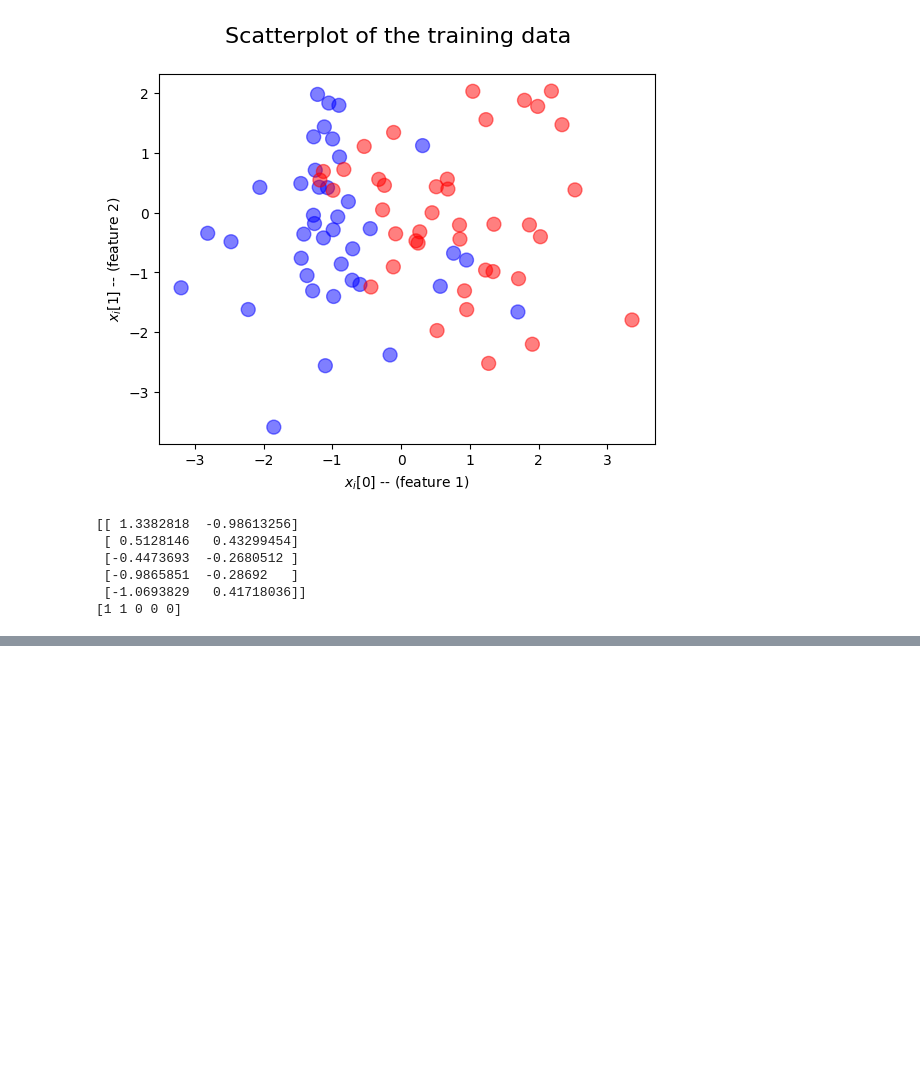
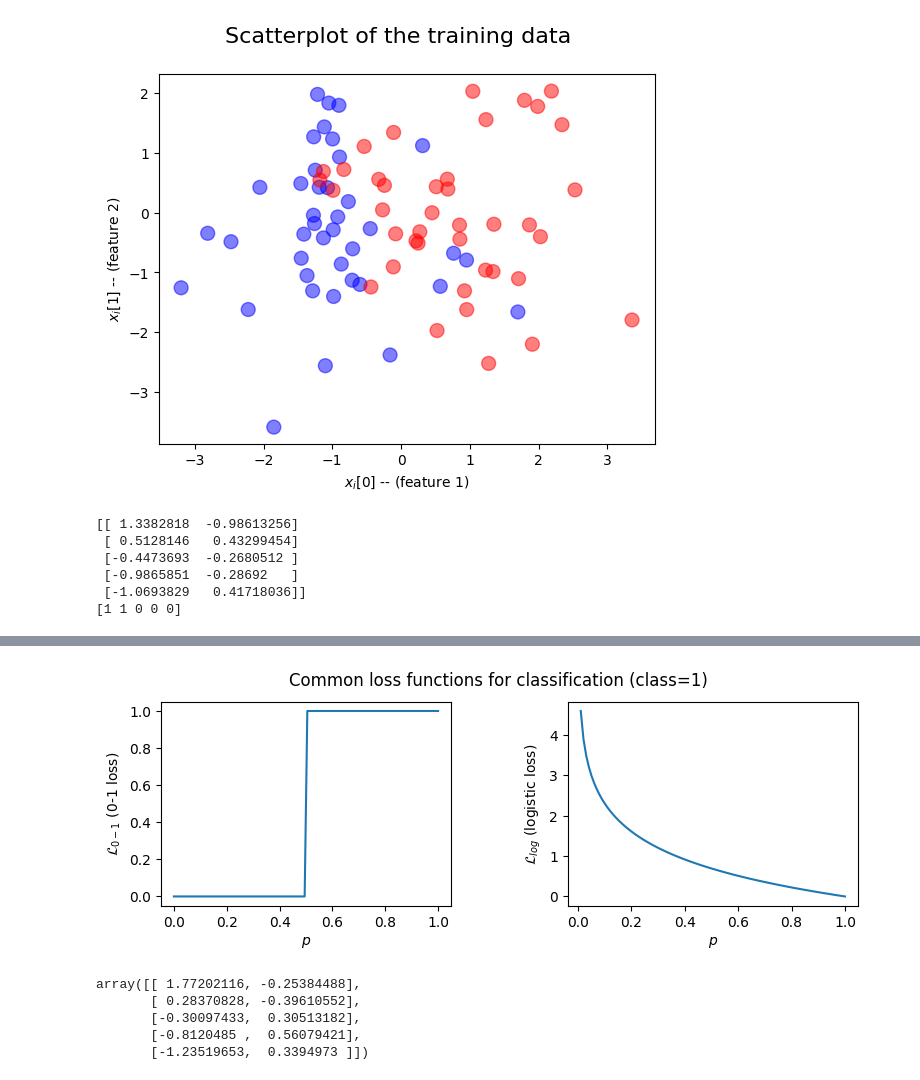
Before and after one commit to ayseberfinozcubuk/Microsoft-AI-course-for-beginners, a Jupyter notebook: 3-NeuralNetworks/04-OwnFramework/OwnFramework.ipynb, the cells around one changed output, grey strips where cells are left out. Drawn from its saved outputs; the diff is of its cells as text; code cells hidden in the pictures; blank space fills up the shorter version.

```diff
--- a/3-NeuralNetworks/04-OwnFramework/OwnFramework.ipynb
+++ b/3-NeuralNetworks/04-OwnFramework/OwnFramework.ipynb
@@ -66,0 +78,48 @@ def plot_loss_functions(suptitle, functions, ylabels, xlabel):
+# %%
+# Loss functions for classification
+
+x = np.linspace(0,1,100)    # [0.         0.01010101 0.02020202 0.03030303 0.04040404 0.05050505, ..., 0.96969697 0.97979798 0.98989899 1.        ]
+
+def zero_one(d):    # d is a scalar value representing a decision threshold.
+    if d < 0.5:
+        return 0
+    return 1
+
+zero_one_v = np.vectorize(zero_one)
+
+# y represents the true label of a binary classification problem.
+# Since the function logistic_loss is computing the loss when the true label is 1, y is fixed at 1 in this case.
+def logistic_loss(fx):
+    # assumes y == 1
+    return -np.log(fx)  # fx represents the predicted probability that an input sample belongs to the positive class
+# %%
+plot_loss_functions(
+    suptitle = 'Common loss functions for classification (class=1)',
+    functions = [zero_one_v(x), logistic_loss(x)],
+    ylabels    = ['$\mathcal{L}_{0-1}}$ (0-1 loss)',
+                 '$\mathcal{L}_{log}$ (logistic loss)'],
+    xlabel     = '$p$')
+# %% [output]
+[figure, added]
+# %%
+# Neural Network Architecture
+
+class Linear:
+    def __init__(self,nin,nout):
+        self.W = np.random.normal(0, 1.0/np.sqrt(nin), (nout, nin))
+        self.b = np.zeros((1,nout))
+
+    # produces the output of the layer
+    def forward(self, x):
+        return np.dot(x, self.W.T) + self.b
+
+net = Linear(2,2)
+net.forward(train_x[0:5])
+
+# Outputs are not probabilities - they can take any values.
+# %% [output]
+array([[ 1.77202116, -0.25384488],
+       [ 0.28370828, -0.39610552],
+       [-0.30097433,  0.30513182],
+       [-0.8120485 ,  0.56079421],
+       [-1.23519653,  0.3394973 ]])
```
Also changed, not shown: parts of 12 cells of this notebook.
